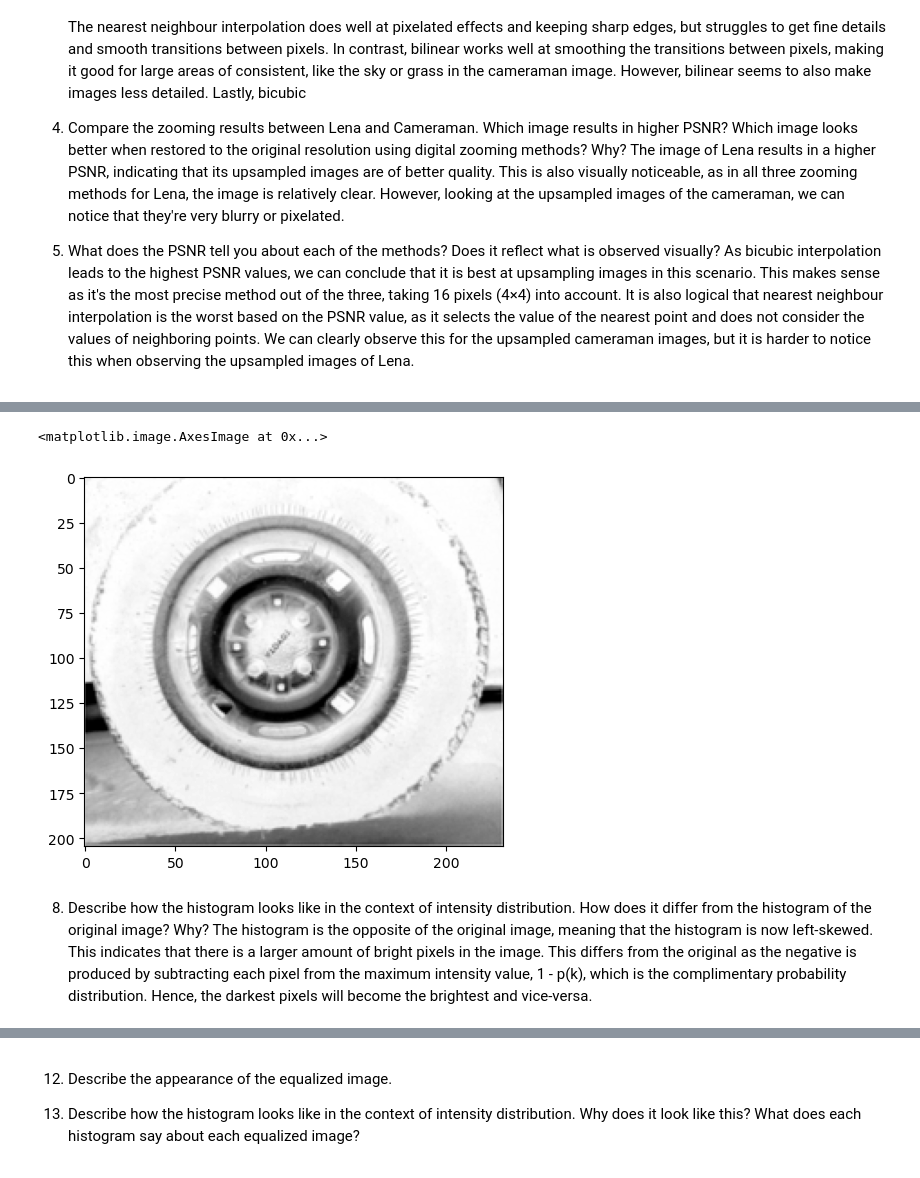
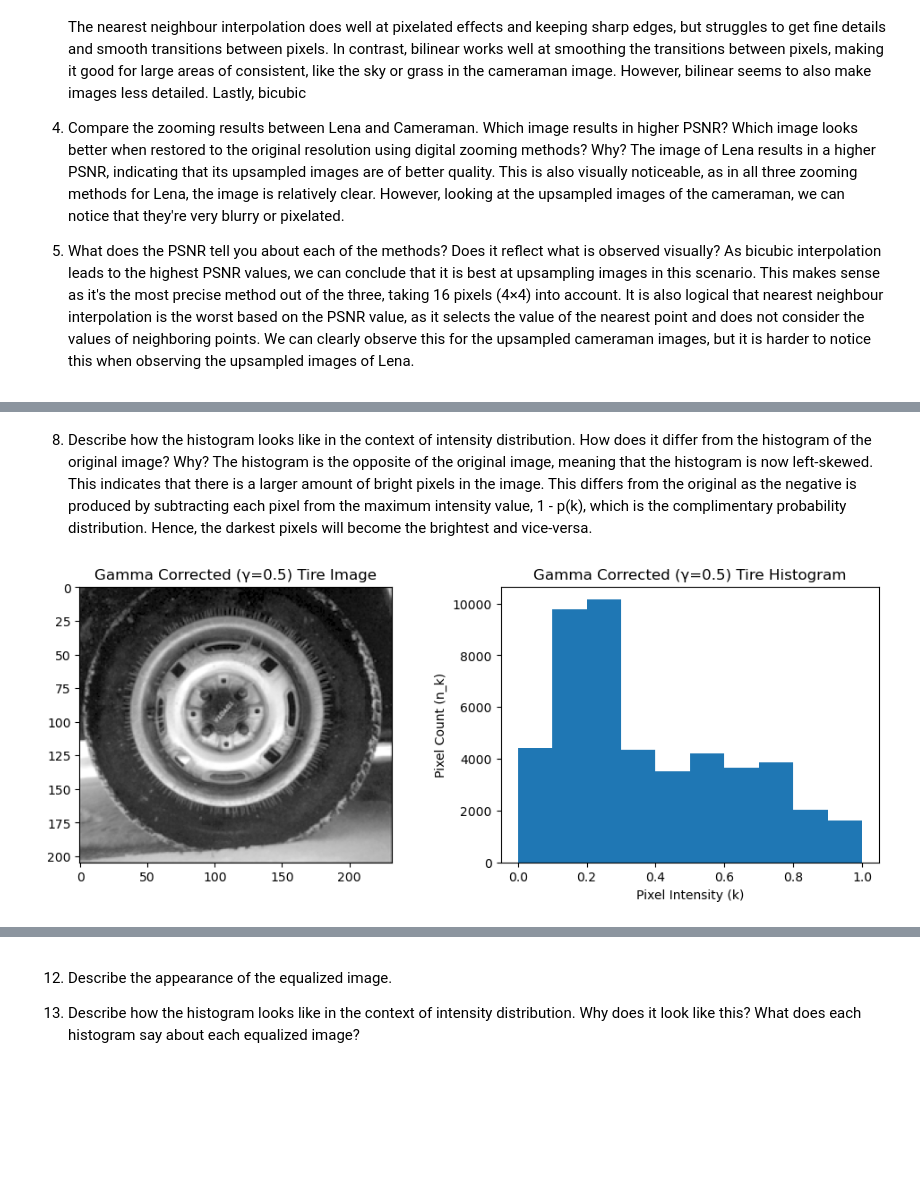
Before and after one commit to nico-palmar/SYDE-575, a Jupyter notebook: lab_1/Lab1Template_sophie.ipynb, the cells around one changed output, grey strips where cells are left out. Saved outputs shown, nothing was run; the diff lists cells and outputs as text; code cells hidden in the pictures; blank space fills up the shorter version.

```diff
--- a/lab_1/Lab1Template_sophie.ipynb
+++ b/lab_1/Lab1Template_sophie.ipynb
@@ -150,17 +145,10 @@ plt.hist(tire_negative_flattened)
-# %%
-plt.imshow(tire_negative)
-# %% [output]
-<matplotlib.image.AxesImage at 0x...>
-[figure, removed]
 # %% [markdown]
 8. Describe how the histogram looks like in the context of intensity distribution. How does it differ from
 the histogram of the original image? Why?
 The histogram is the opposite of the original image, meaning that the histogram is now left-skewed. This indicates that there is a larger amount of bright pixels in the image. This differs from the original as the negative is produced by subtracting each pixel from the maximum intensity value, 1 - p(k), which is the complimentary probability distribution. Hence, the darkest pixels will become the brightest and vice-versa.
 # %%
-def power(y):
-    fig, axs = plt.subplots(2, figsize=(10, 10))
-    I_out = tire ** y
-    axs[0].imshow(I_out)
-    axs[1].hist(I_out.flatten())
-    return I_out
+I_out1 = tire ** 0.5
+tire_plotting(I_out1, "Gamma Corrected (γ=0.5) Tire Image", "Gamma Corrected (γ=0.5) Tire Histogram")
+# %% [output]
+[figure, added]
 # %%
```
Also changed, not shown: parts of 9 cells of this notebook, 1 other file.
